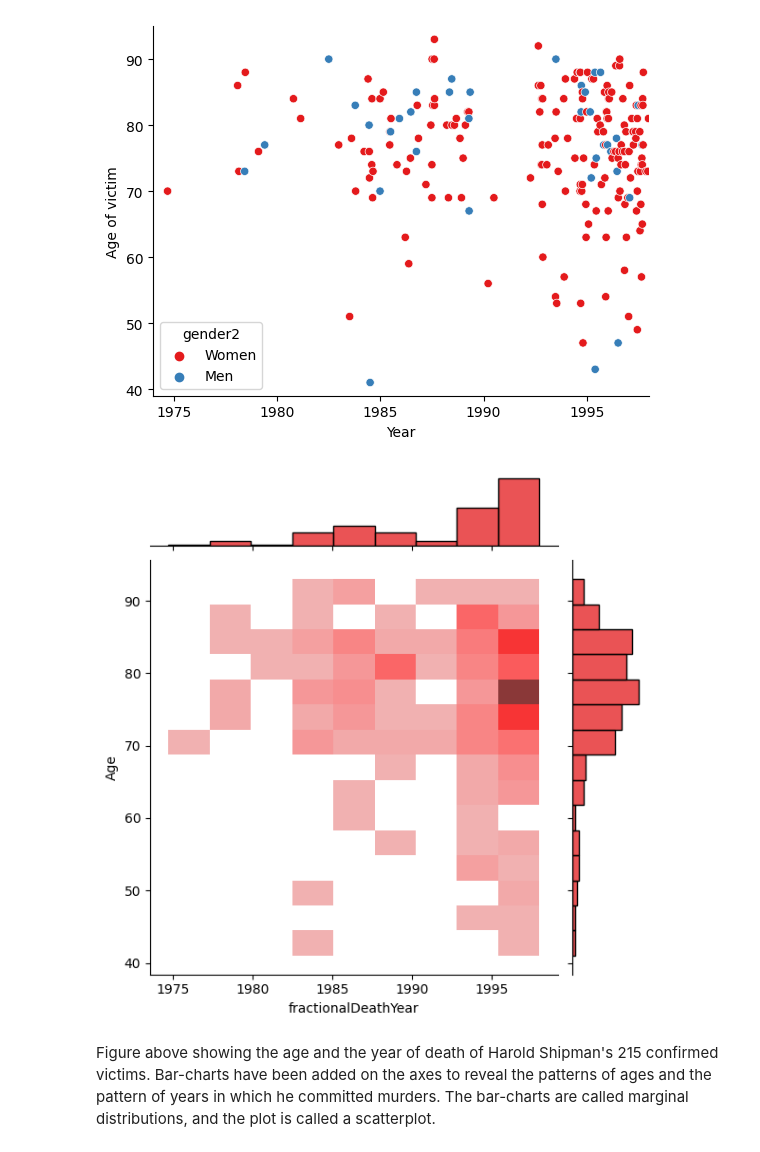
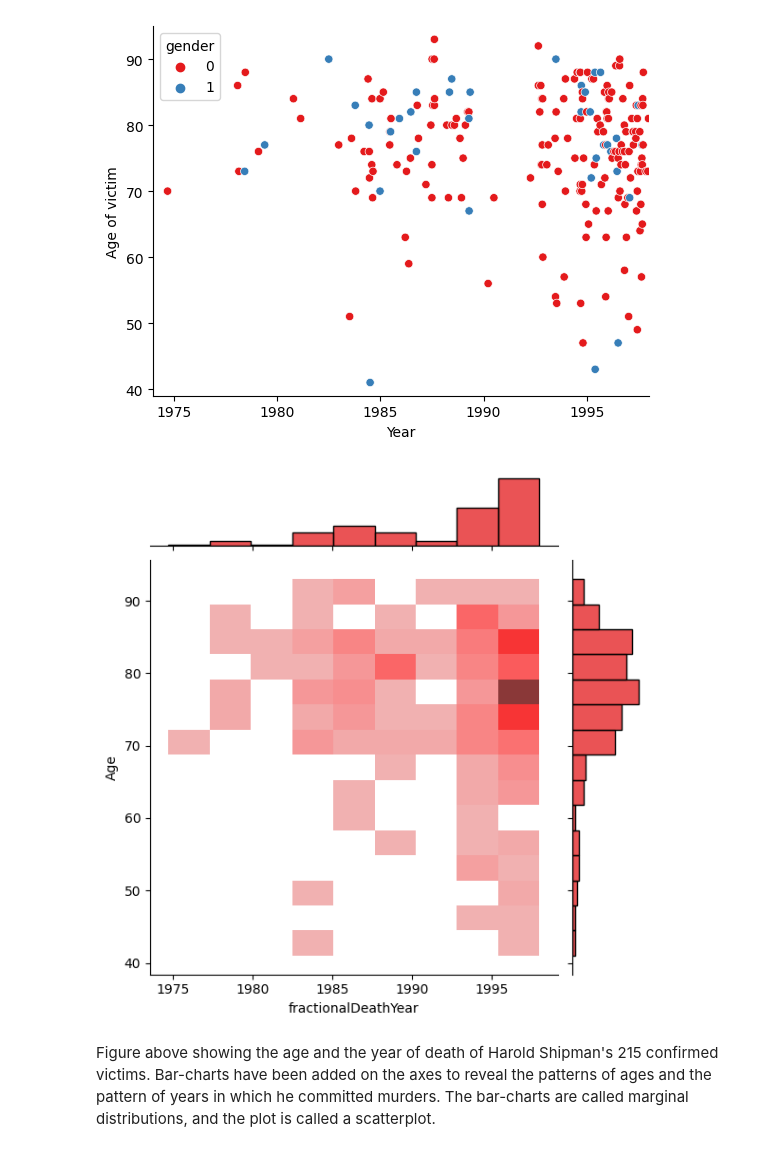
Before and after one commit to chrnthnkmutt/theartofstatistic_python, a Jupyter notebook: Unit 0/unit0.ipynb, the cells around one changed output. Drawn from its saved outputs; the diff is of its cells as text; code cells hidden in the pictures.

```diff
--- a/Unit 0/unit0.ipynb
+++ b/Unit 0/unit0.ipynb
@@ -15,27 +17,27 @@ The data below are Harold Shipman's patients that he fails on overdosed injectio
 # %%
 import pandas as pd
 import matplotlib.pyplot as plt
 import seaborn as sns
 
 df = pd.read_csv("00-1-shipman-confirmed-victims-x.csv")
 
-s = sns.scatterplot(data=df, x="fractionalDeathYear", y="Age", hue="gender2")
+s = sns.scatterplot(data=df, x="fractionalDeathYear", y="Age", hue="gender")
 s.set(xlabel="Year", ylabel="Age of victim")
 s.set(xlim=(1974, 1998), ylim=(39, 95))
 s.set_xticks(range(1975, 1996, 5))
 s.set_yticks(range(40, 100, 10))
 
 sns.set_palette("Set1")
 sns.despine()
 
 g = sns.JointGrid(data=df, x="fractionalDeathYear", y="Age")
 g = g.plot(sns.histplot, sns.histplot)
 
 # sns.histplot(data=df, x="fractionalDeathYear", y="Age", ax=s)
 
 plt.show()
 # %% [output]
-[figure, old version]
+[figure, new version]
 [figure]
 # %% [markdown]
 Figure above showing the age and the year of death of Harold Shipman's 215 confirmed victims. Bar-charts have been added on the axes to reveal the patterns of ages and the pattern of years in which he committed murders. The bar-charts are called marginal distributions, and the plot is called a scatterplot.
```
Also changed, not shown: parts of 5 cells of this notebook, 1 other file.
